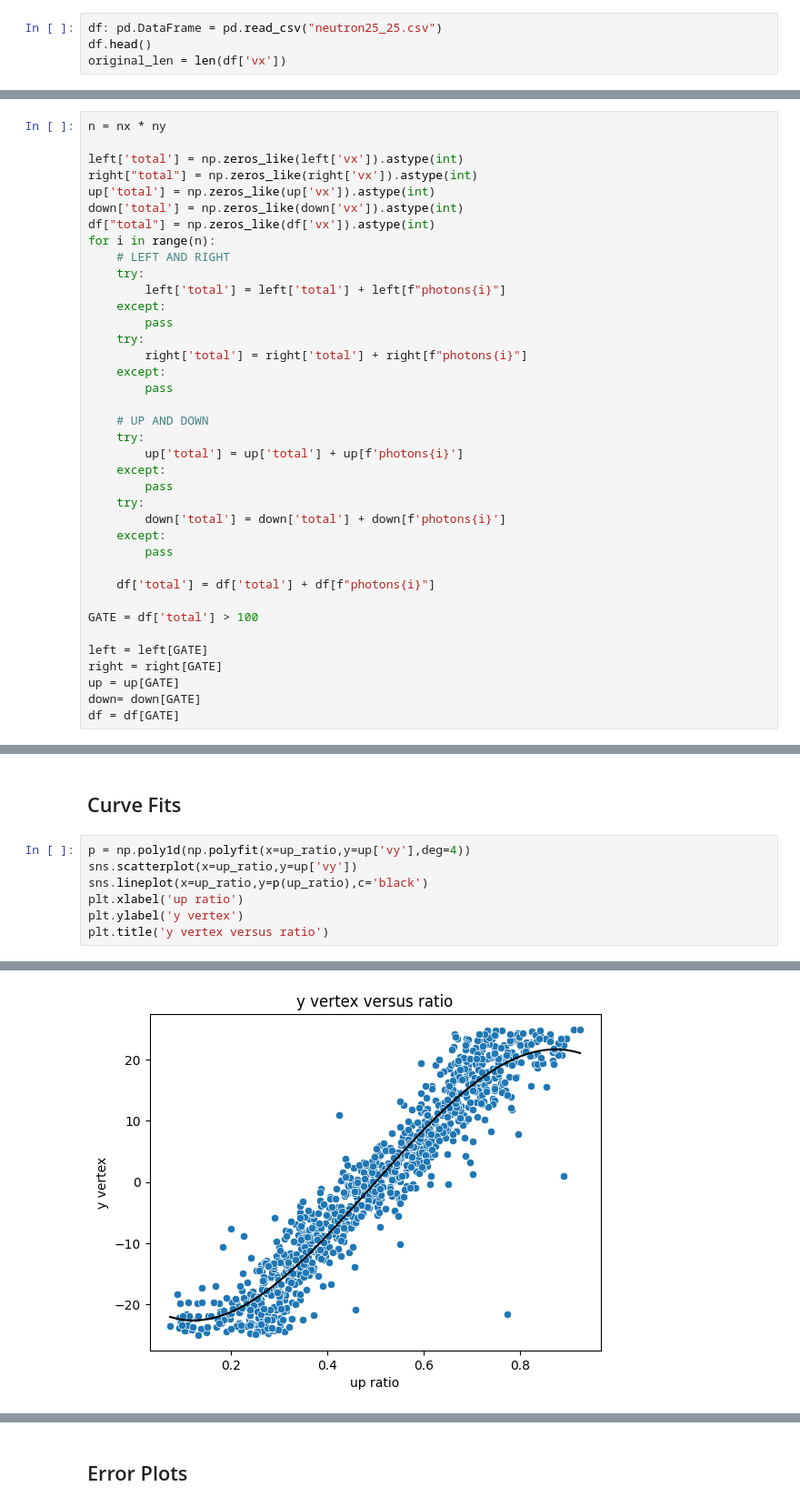
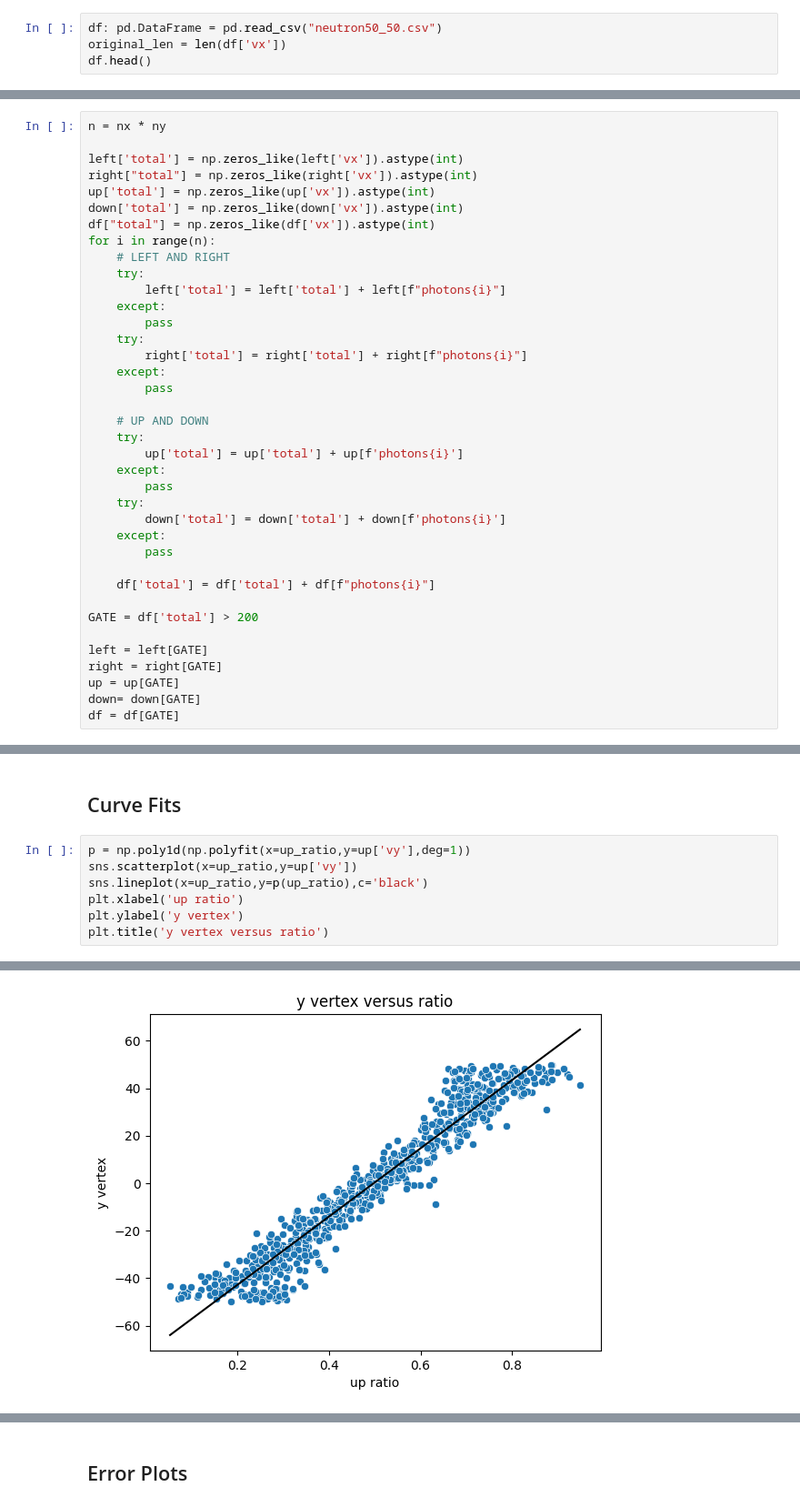
Before and after one commit to dobsonco/Detectors, a Jupyter notebook: processing.ipynb, the cells around one changed output, grey strips where cells are left out. Shown: that part at 91% size. Cells and saved outputs as stored; diff of their text form.

```diff
--- a/processing.ipynb
+++ b/processing.ipynb
@@ -8,7 +8,7 @@ import seaborn as sns
 # %% [markdown]
 ## Read csv
 # %%
-df: pd.DataFrame = pd.read_csv("neutron25_25.csv")
+df: pd.DataFrame = pd.read_csv("neutron50_50.csv")
+original_len = len(df['vx'])
 df.head()
-original_len = len(df['vx'])
 # %% [output]
@@ -96,7 +101,7 @@ for i in range(n):
 
     df['total'] = df['total'] + df[f"photons{i}"]
 
-GATE = df['total'] > 100
+GATE = df['total'] > 200
 
 left = left[GATE]
 right = right[GATE]
@@ -150,13 +155,13 @@ Text(0.5, 0, 'vy')
 # %% [markdown]
 ## Curve Fits
 # %%
-p = np.poly1d(np.polyfit(x=up_ratio,y=up['vy'],deg=4))
+p = np.poly1d(np.polyfit(x=up_ratio,y=up['vy'],deg=1))
 sns.scatterplot(x=up_ratio,y=up['vy'])
 sns.lineplot(x=up_ratio,y=p(up_ratio),c='black')
 plt.xlabel('up ratio')
 plt.ylabel('y vertex')
 plt.title('y vertex versus ratio')
 # %% [output]
 Text(0.5, 1.0, 'y vertex versus ratio')
-[figure, old version]
+[figure, new version]
 # %%
```
Also changed, not shown: parts of 15 cells of this notebook.
